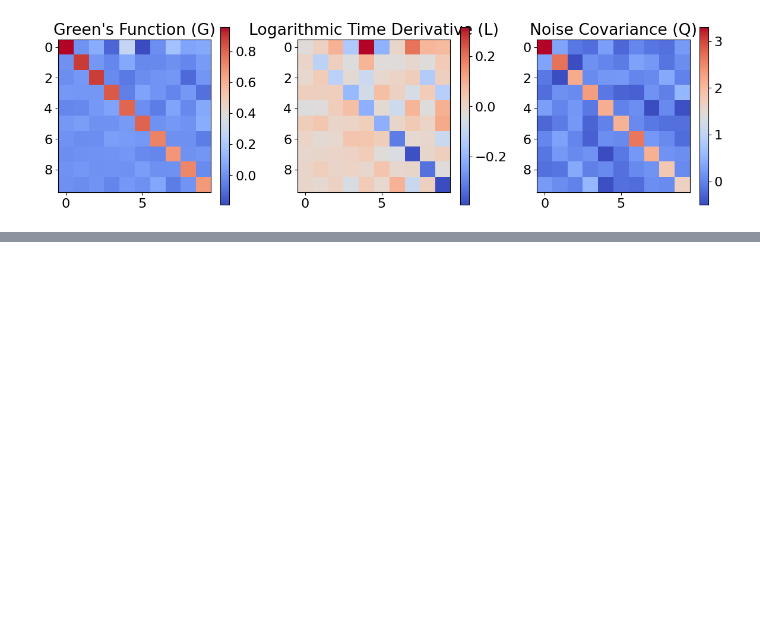
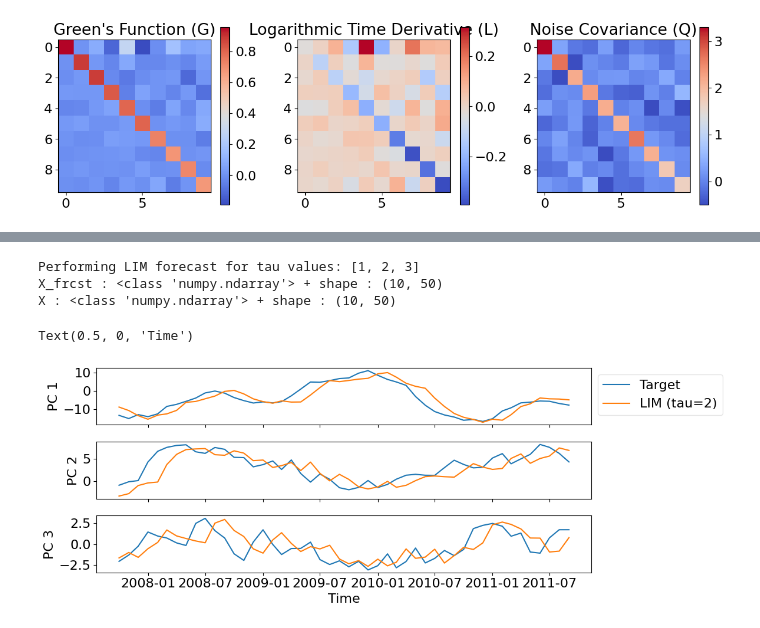
Before and after one commit to Felix6464/ML_Climate_Science_Research_Project, a Jupyter notebook: LIM/lim_data_generation.ipynb, the cells around one changed output, grey strips where cells are left out. Cells and saved outputs as stored; diff of their text form; code cells hidden in the pictures; blank space fills up the shorter version.

```diff
--- a/LIM/lim_data_generation.ipynb
+++ b/LIM/lim_data_generation.ipynb
@@ -238,33 +199,54 @@ print("Forecast output : {} + shape: {}".format(forecast_output, forecast_output
 # %%
 # Forecasting
 
 # Define lag
-lag = 3
+lag = 2
 
 # Get input data
-x_input = data_test.isel(time=np.arange(0, 50))
-times = x_input['time']
-x = x_input.data
+x_target = data_test.isel(time=np.arange(0, 50))
+times = x_target['time']
+x = x_target.data
+
+#forecast_output = model.forecast_mean(x, lag=lag)
+forecast_output, forecast_output2 = model.forecast(x, [1,2,3])
+
+forecast_output = forecast_output[lag, : , :]
+forecast_output2 = forecast_output2[lag, : , :]
+
+# Get input data
+x_input = data_test.isel(time=0)
+x_input = x_input.data
 
 # Forecast mean using LIM model
-x_frcst = model.forecast_mean(x, lag=lag)
+output_array = model.noise_integration(x_input, timesteps=49)
+output_array = output_array.T
+#output_array = forecast_output2
 
 # Plot time evolution of selected components
 idx_components = [0, 1, 2]
 fig, axs = plt.subplots(len(idx_components), figsize=(12, len(idx_components)*1.5), sharex=True)
+
+print("X_frcst : {} + shape : {}".format(type(output_array), output_array.shape))
+print("X : {} + shape : {}".format(type(x), x.shape))
 
 for i, component in enumerate(idx_components):
     # Plot target data for the component
     axs[i].plot(times[lag:], x[component, lag:], label='Target')
 
     # Plot forecasted data using LIM model
-    axs[i].plot(times[lag:], x_frcst[component, :-lag], label=f'LIM (tau={lag})')
+    axs[i].plot(times[lag:], output_array[component, :-lag], label=f'LIM (tau={lag})')
 
     # Set y-axis label
     axs[i].set_ylabel(f'PC {component+1}')
 
 # Add legend
 _ = axs[0].legend(bbox_to_anchor=(1, 1), loc="upper left")
 
 # Set x-axis label for the last subplot
 axs[-1].set_xlabel('Time')
+# %% [output]
+Performing LIM forecast for tau values: [1, 2, 3]
+X_frcst : <class 'numpy.ndarray'> + shape : (10, 50)
+X : <class 'numpy.ndarray'> + shape : (10, 50)
+Text(0.5, 0, 'Time')
+[figure, added]
```
Also changed, not shown: parts of 9 cells of this notebook, 1 other file.
